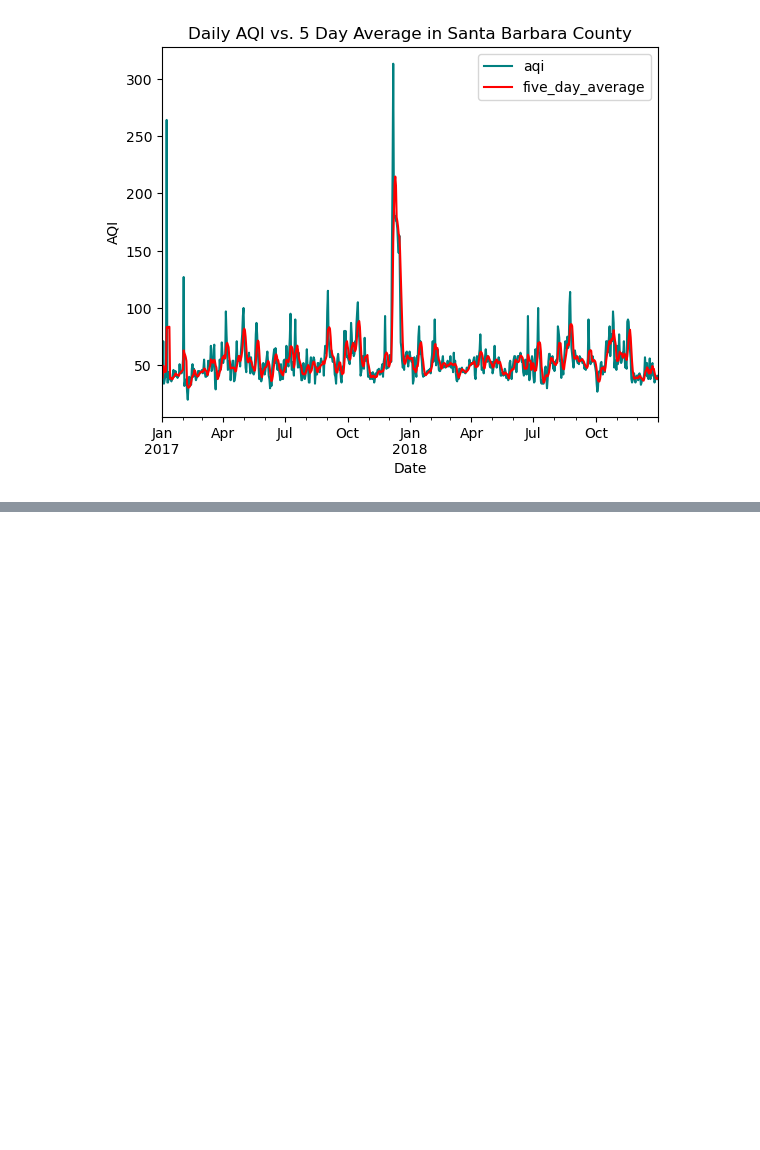
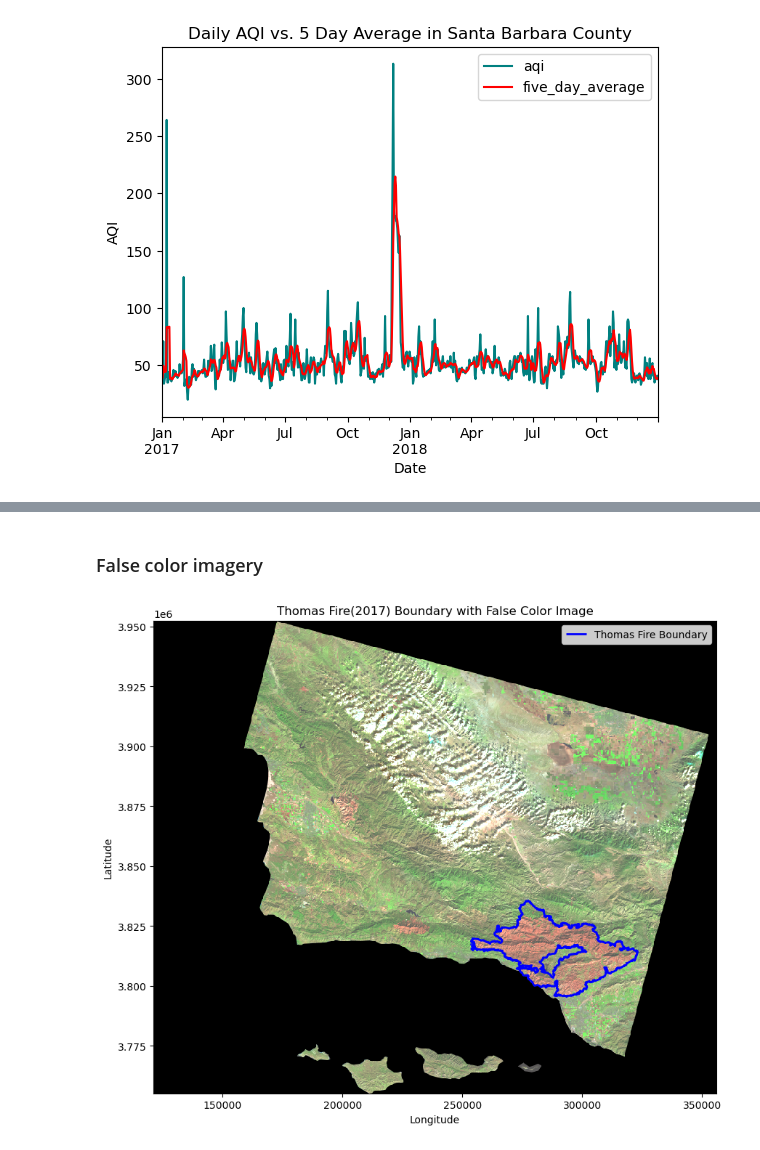
Before and after one commit to jocardelle/thomas-fire-aqi, a Jupyter notebook: thomas-fire-sb.ipynb, the cells around one changed output, grey strips where cells are left out. Drawn from its saved outputs; the diff is of its cells as text; code cells hidden in the pictures; blank space fills up the shorter version.

```diff
--- a/thomas-fire-sb.ipynb
+++ b/thomas-fire-sb.ipynb
@@ -209,0 +369,17 @@ From this graph, we can view a sharp spike in AQI in Santa Barbara County in Dec
+# %% [markdown]
+### False color imagery
+# %%
+# Create map with false color image and the Thomas Fire boundary
+fig, ax = plt.subplots(figsize = (10, 10)) # Setup plot
+landsat[['swir22', 'nir08', 'red']].to_array().plot.imshow(ax = ax, robust = True) # Plot the landsat bands
+
+thomas_fire.boundary.plot(ax = ax, edgecolor = 'blue', linewidth = 2, label="Thomas Fire Boundary") # Plot the thomas fire data on same plot
+
+ax.set_title("Thomas Fire(2017) Boundary with False Color Image") # Set title
+ax.set_xlabel("Longitude") # Set x axis label
+ax.set_ylabel("Latitude")# Set y axis label
+ax.legend() # Make legend
+
+plt.show() # Show map
+# %% [output]
+[figure, added]
```
Also changed, not shown: parts of 28 cells of this notebook.
